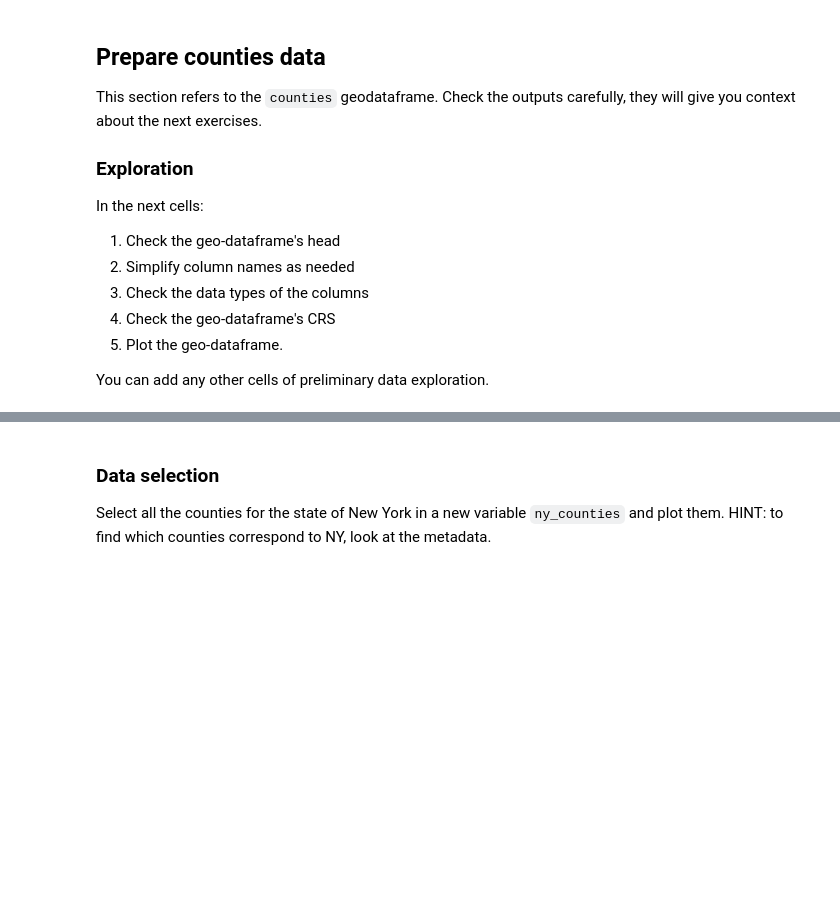
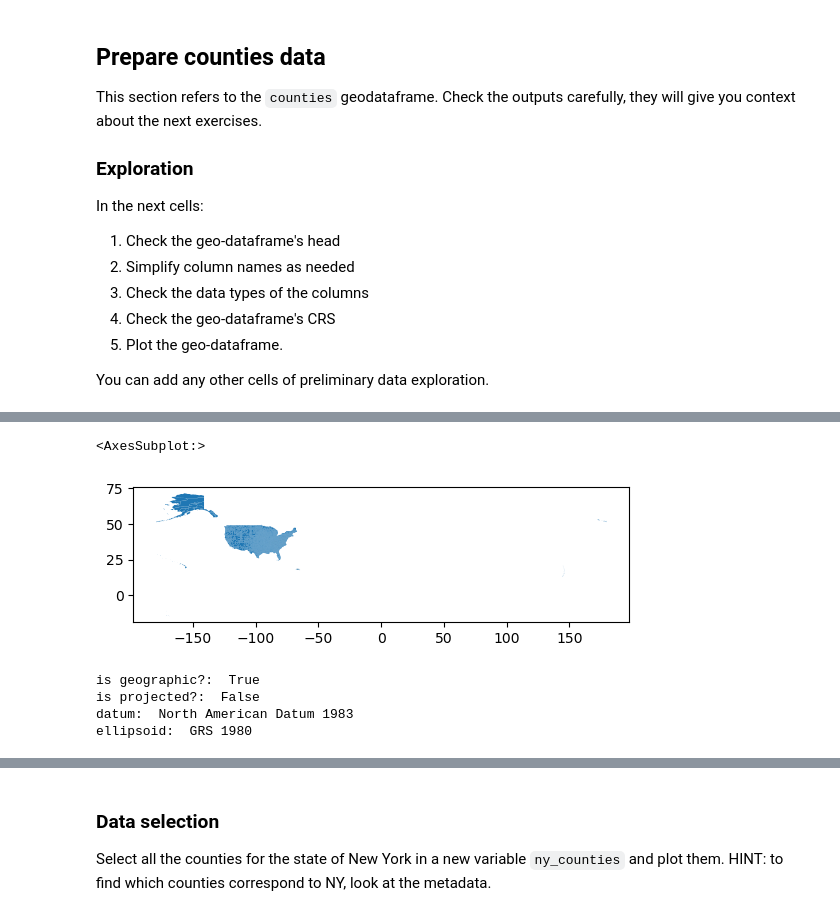
Before and after one commit to p-park6/eds220-hwk-3, a Jupyter notebook: hwk3-task1-spills.ipynb, the cells around one changed output, grey strips where cells are left out. Drawn from its saved outputs; the diff is of its cells as text; code cells hidden in the pictures; blank space fills up the shorter version.

```diff
--- a/hwk3-task1-spills.ipynb
+++ b/hwk3-task1-spills.ipynb
@@ -354,0 +401,4 @@ You can add any other cells of preliminary data exploration.
+# %%
+# 2.
+counties.columns = counties.columns.str.lower()
+counties.columns
@@ -359,2 +449,17 @@ You can add any other cells of preliminary data exploration.
 # %%
 # 5.
+counties.plot()
+# %% [output]
+<AxesSubplot:>
+[figure, added]
+# %%
+#additional exploration
+print('is geographic?: ', counties.crs.is_geographic)
+print('is projected?: ', counties.crs.is_projected)
+print('datum: ', counties.crs.datum)
+print('ellipsoid: ', counties.crs.ellipsoid)
+# %% [output]
+is geographic?:  True
+is projected?:  False
+datum:  North American Datum 1983
+ellipsoid:  GRS 1980
```
Also changed, not shown: parts of 37 cells of this notebook.
